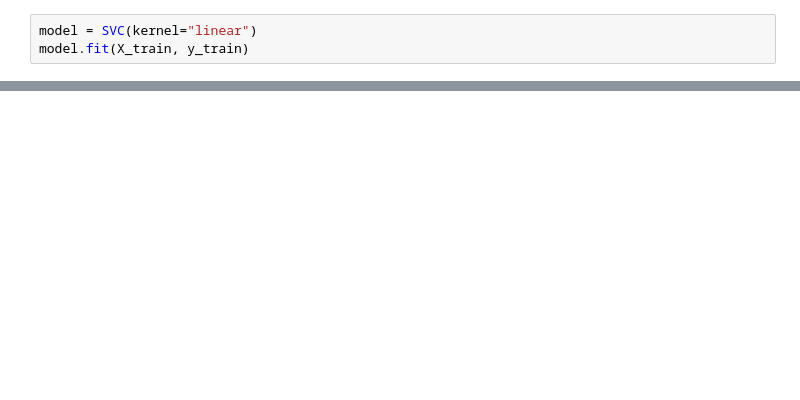
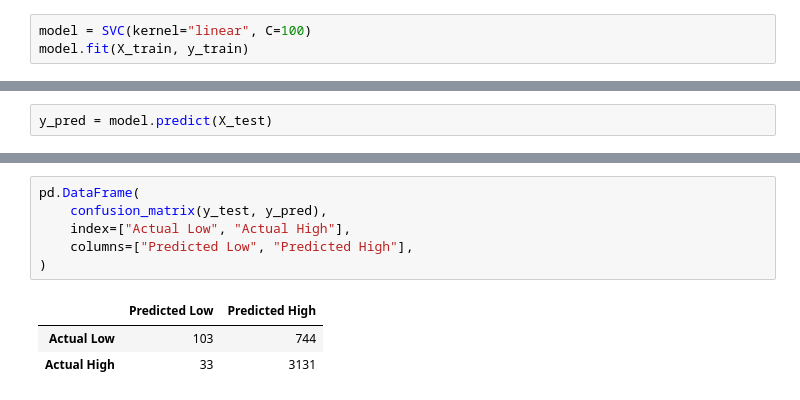
Before and after one commit to jhl126/Thinkful_work, a Jupyter notebook: Thinkful/Checkpoints/SVM Challenge.ipynb, the cells around one changed output, grey strips where cells are left out. Drawn from its saved outputs; the diff is of its cells as text; blank space fills up the shorter version.

```diff
--- a/Thinkful/Checkpoints/SVM Challenge.ipynb
+++ b/Thinkful/Checkpoints/SVM Challenge.ipynb
@@ -169,6 +170,6 @@ X_train, X_test, y_train, y_test = train_test_split(
 # %% [output]
 [interactive output not drawn]
 # %%
-model = SVC(kernel="linear")
+model = SVC(kernel="linear", C=100)
 model.fit(X_train, y_train)
 # %% [output]
@@ -189 +190,3 @@ model.score(X_test, y_test)
 [interactive output not drawn]
+# %%
+y_pred = model.predict(X_test)
@@ -189,0 +207,10 @@ model.score(X_test, y_test)
+# %%
+pd.DataFrame(
+    confusion_matrix(y_test, y_pred),
+    index=["Actual Low", "Actual High"],
+    columns=["Predicted Low", "Predicted High"],
+)
+# %% [output]
+|  | Predicted Low | Predicted High |
+| Actual Low | 103 | 744 |
+| Actual High | 33 | 3131 |
```
Also changed, not shown: parts of 9 cells of this notebook.
